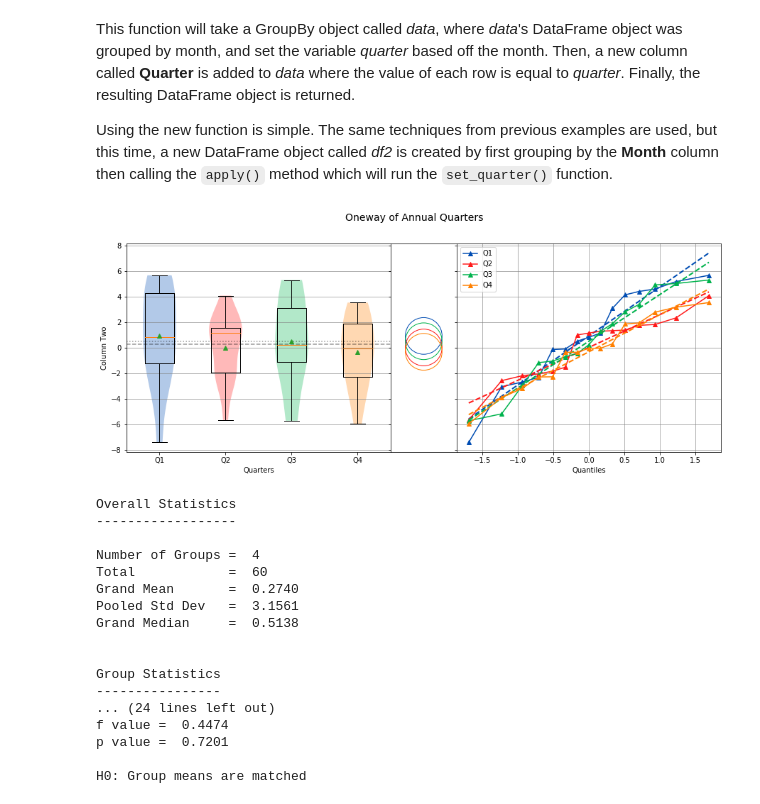
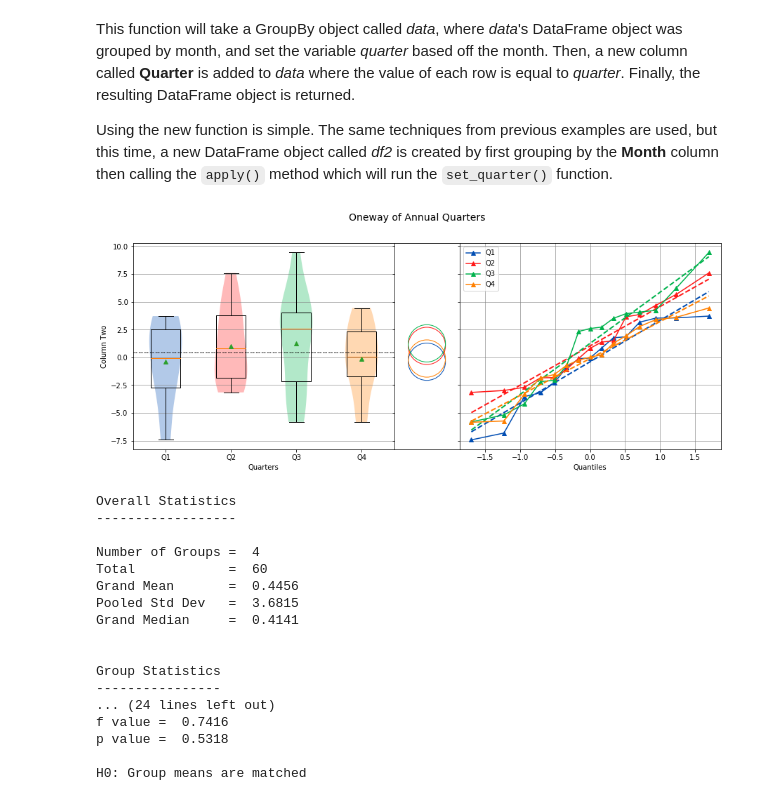
Before and after one commit to cmmorrow/sci-analysis, a Jupyter notebook: docs/sci_analysis_main.ipynb, the cells around one changed output. Cells and saved outputs as stored; diff of their text form; code cells hidden in the pictures.

```diff
--- a/docs/sci_analysis_main.ipynb
+++ b/docs/sci_analysis_main.ipynb
@@ -316,11 +314,16 @@ Let's create a pandas DataFrame to use for analysis:
 # %%
 import pandas as pd
 np.random.seed(987654321)
-df = pd.DataFrame({'One'   : st.norm.rvs(0.0, 1, size=60),
-                   'Two'   : st.norm.rvs(0.0, 3, size=60),
-                   'Three' : st.weibull_max.rvs(1.2, size=60),
-                   'Four'  : st.norm.rvs(0.0, 1, size=60),
-                   'Month' : ['Jan', 'Feb', 'Mar', 'Apr', 'May', 'Jun', 'Jul', 'Aug', 'Sep', 'Oct', 'Nov', 'Dec'] * 5,
-                   'Condition' : ['Group A', 'Group B', 'Group C', 'Group D'] * 15})
+df = pd.DataFrame(
+    {
+        'ID'        : np.random.randint(10000, 50000, size=60).astype(str),
+        'One'       : st.norm.rvs(0.0, 1, size=60),
+        'Two'       : st.norm.rvs(0.0, 3, size=60),
+        'Three'     : st.weibull_max.rvs(1.2, size=60),
+        'Four'      : st.norm.rvs(0.0, 1, size=60),
+        'Month'     : ['Jan', 'Feb', 'Mar', 'Apr', 'May', 'Jun', 'Jul', 'Aug', 'Sep', 'Oct', 'Nov', 'Dec'] * 5,
+        'Condition' : ['Group A', 'Group B', 'Group C', 'Group D'] * 15
+    }
+)
 df
 # %% [output]
@@ -594,28 +649,30 @@ Using the new function is simple. The same techniques from previous examples are
 # %%
 quarters = ('Q1', 'Q2', 'Q3', 'Q4')
 df2 = df.groupby(df['Month']).apply(set_quarter)
 data = {quarter: data['Two'] for quarter, data in df2.groupby(df2['Quarter'])}
-analyze([data[quarter] for quarter in quarters],
-        groups=quarters,
-        categories='Quarters',
-        name='Column Two',
-        title='Oneway of Annual Quarters')
+analyze(
+    [data[quarter] for quarter in quarters],
+    groups=quarters,
+    categories='Quarters',
+    name='Column Two',
+    title='Oneway of Annual Quarters'
+)
 # %% [output]
-[figure, old version]
+[figure, new version]
 Overall Statistics
 ------------------
 
 Number of Groups =  4
 Total            =  60
-Grand Mean       =  0.2740
-Pooled Std Dev   =  3.1561
-Grand Median     =  0.5138
+Grand Mean       =  0.4456
+Pooled Std Dev   =  3.6815
+Grand Median     =  0.4141
 
 
 Group Statistics
 ----------------
 ... (24 lines left out)
-f value =  0.4474
-p value =  0.7201
+f value =  0.7416
+p value =  0.5318
 
 H0: Group means are matched
```
Also changed, not shown: parts of 24 cells of this notebook, 47 other files.
